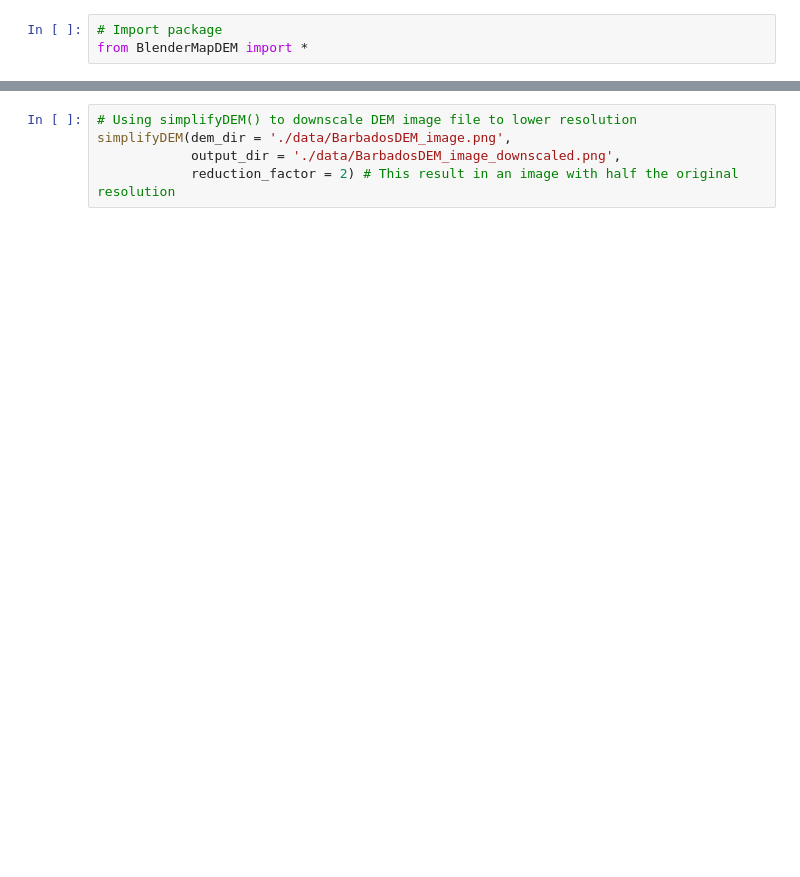
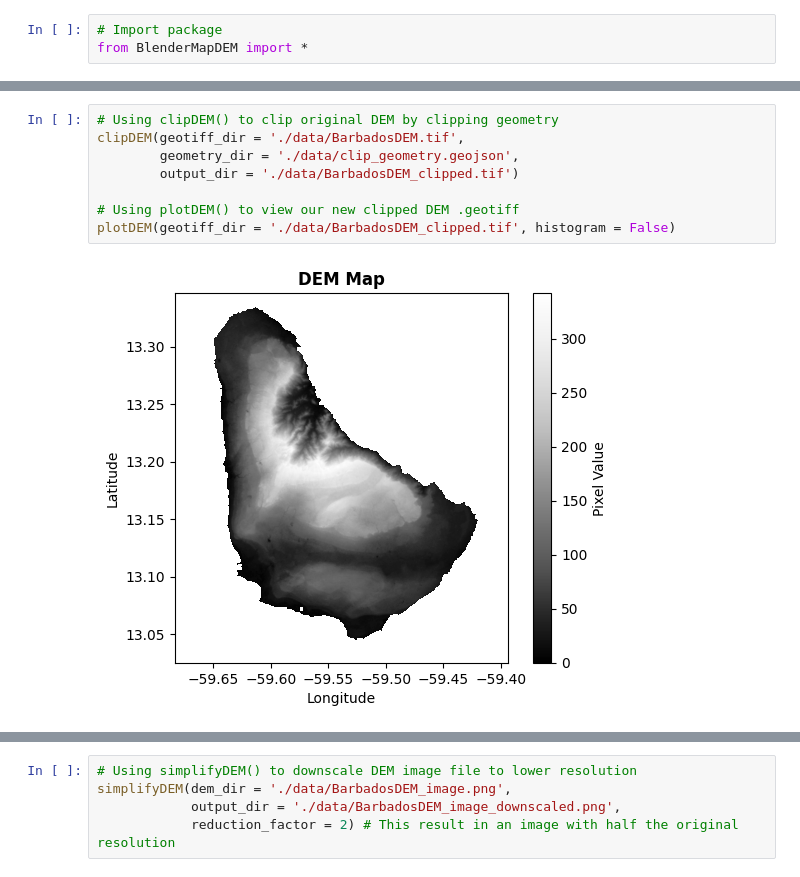
Before and after one commit to Seb-geospatial/BlenderMapDEM, a Jupyter notebook: demo/demonstration_workbook.ipynb, the cells around one changed output, grey strips where cells are left out. Cells and saved outputs as stored; diff of their text form; blank space fills up the shorter version.

```diff
--- a/demo/demonstration_workbook.ipynb
+++ b/demo/demonstration_workbook.ipynb
@@ -51,0 +120,10 @@ describeDEM(geotiff_dir = './data/BarbadosDEM.tif')
+# %%
+# Using clipDEM() to clip original DEM by clipping geometry
+clipDEM(geotiff_dir = './data/BarbadosDEM.tif',
+        geometry_dir = './data/clip_geometry.geojson',
+        output_dir = './data/BarbadosDEM_clipped.tif')
+
+# Using plotDEM() to view our new clipped DEM .geotiff
+plotDEM(geotiff_dir = './data/BarbadosDEM_clipped.tif', histogram = False)
+# %% [output]
+[figure, added]
```
Also changed, not shown: parts of 28 cells of this notebook.
